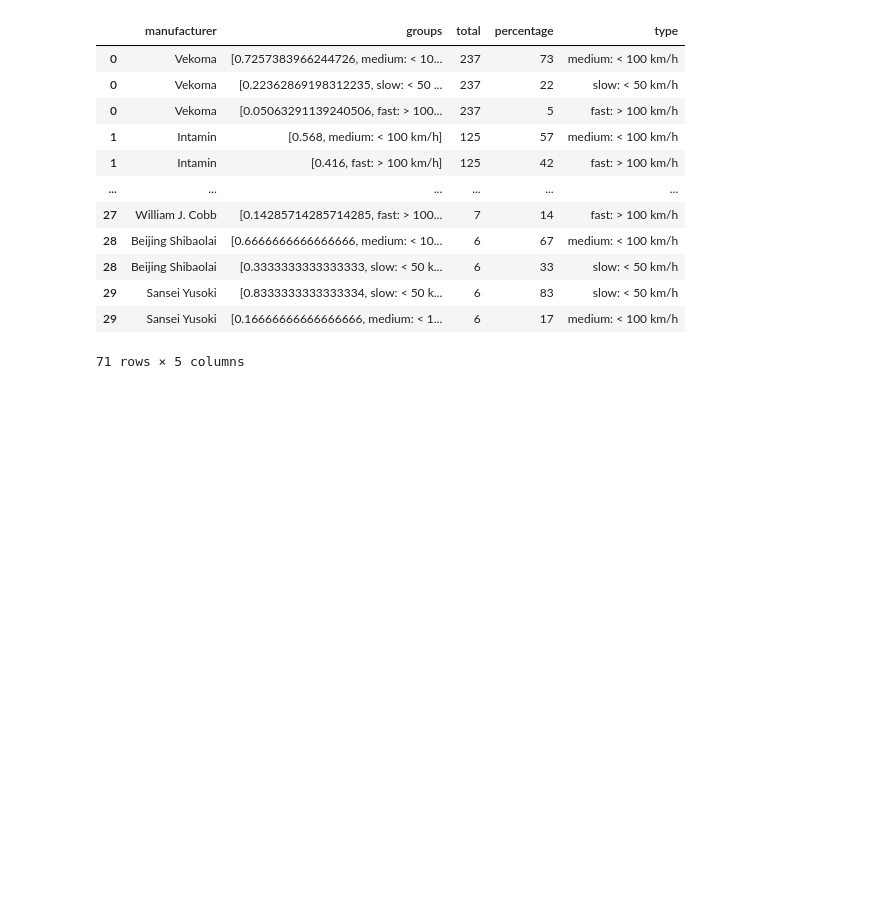
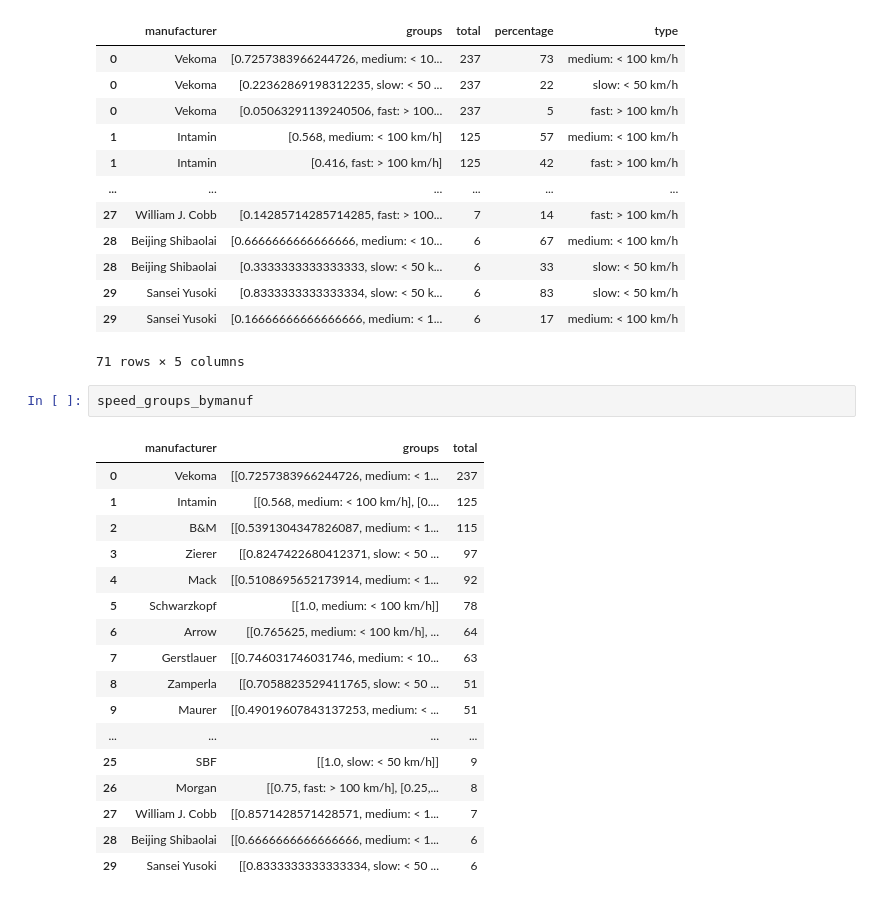
Before and after one commit to jadidaniel/jupyter-notebooks, a Jupyter notebook: visualisations_roller_coaster/roller_coaster.ipynb, the cells around one changed output. Saved outputs shown, nothing was run; the diff lists cells and outputs as text; blank space fills up the shorter version.

```diff
--- a/visualisations_roller_coaster/roller_coaster.ipynb
+++ b/visualisations_roller_coaster/roller_coaster.ipynb
@@ -1091,6 +1091,26 @@ a
 | 29 | Sansei Yusoki | [0.8333333333333334, slow: < 50 k... | 6 | 83 | slow: < 50 km/h |
 | 29 | Sansei Yusoki | [0.16666666666666666, medium: < 1... | 6 | 17 | medium: < 100 km/h |
 71 rows × 5 columns
+# %%
+speed_groups_bymanuf
+# %% [output]
+|  | manufacturer | groups | total |
+| 0 | Vekoma | [[0.7257383966244726, medium: < 1... | 237 |
+| 1 | Intamin | [[0.568, medium: < 100 km/h], [0.... | 125 |
+| 2 | B&M | [[0.5391304347826087, medium: < 1... | 115 |
+| 3 | Zierer | [[0.8247422680412371, slow: < 50 ... | 97 |
+| 4 | Mack | [[0.5108695652173914, medium: < 1... | 92 |
+| 5 | Schwarzkopf | [[1.0, medium: < 100 km/h]] | 78 |
+| 6 | Arrow | [[0.765625, medium: < 100 km/h], ... | 64 |
+| 7 | Gerstlauer | [[0.746031746031746, medium: < 10... | 63 |
+| 8 | Zamperla | [[0.7058823529411765, slow: < 50 ... | 51 |
+| 9 | Maurer | [[0.49019607843137253, medium: < ... | 51 |
+| ... | ... | ... | ... |
+| 25 | SBF | [[1.0, slow: < 50 km/h]] | 9 |
+| 26 | Morgan | [[0.75, fast: > 100 km/h], [0.25,... | 8 |
+| 27 | William J. Cobb | [[0.8571428571428571, medium: < 1... | 7 |
+| 28 | Beijing Shibaolai | [[0.6666666666666666, medium: < 1... | 6 |
+| 29 | Sansei Yusoki | [[0.8333333333333334, slow: < 50 ... | 6 |
 # %%
 # Set up grid
 fig, ax1 = plt.subplots(figsize = (30,10))
```
Also changed, not shown: parts of 1 cell of this notebook.
